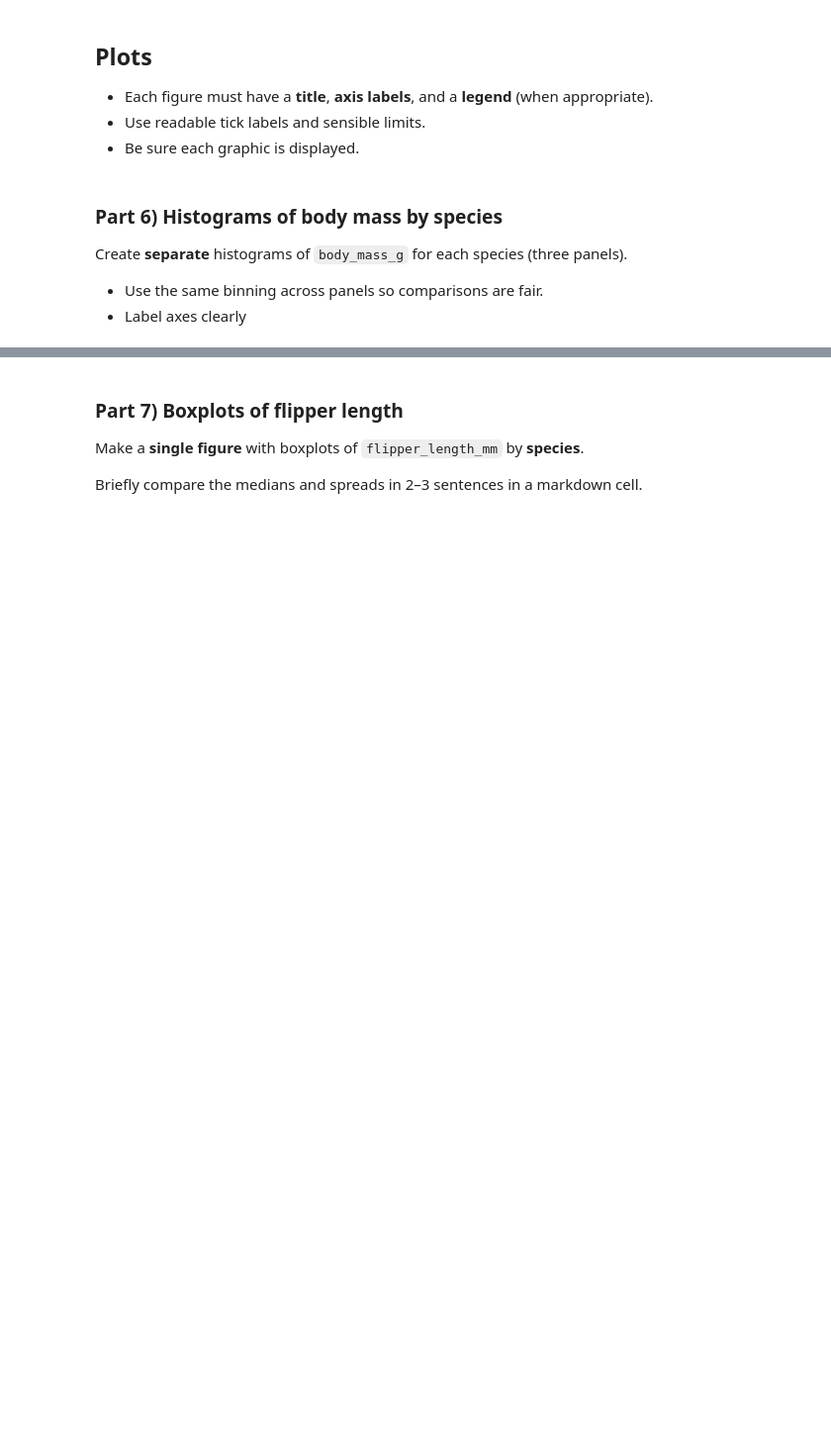
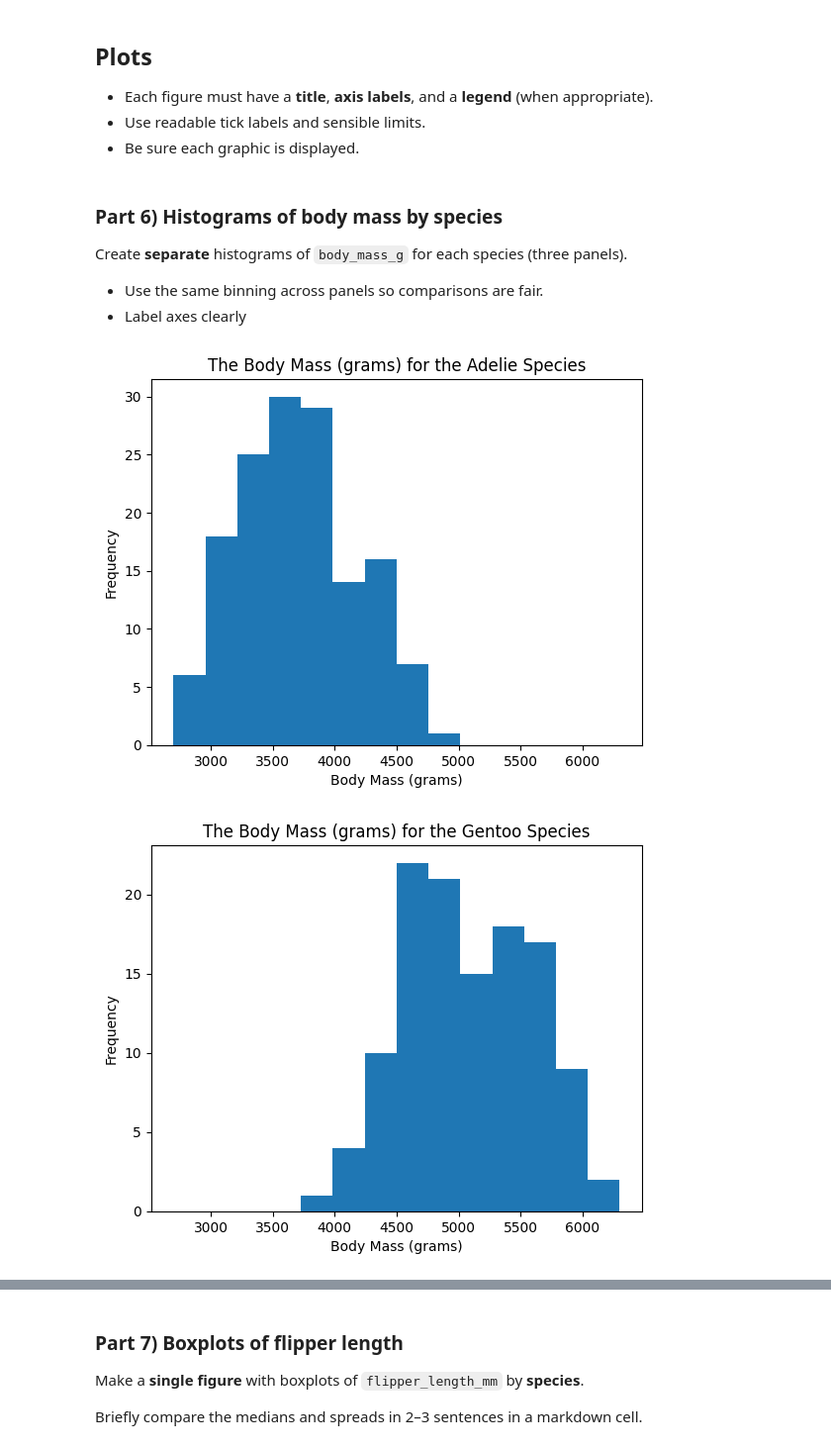
Before and after one commit to Phillyfanbert/26-spring-stats-21, a Jupyter notebook: homework/HW4/HW4_Penguins_Pandas.ipynb, the cells around one changed output, grey strips where cells are left out. Shown at 99% size. Drawn from its saved outputs; the diff is of its cells as text; code cells hidden in the pictures; blank space fills up the shorter version.

```diff
--- a/homework/HW4/HW4_Penguins_Pandas.ipynb
+++ b/homework/HW4/HW4_Penguins_Pandas.ipynb
@@ -199,3 +199,17 @@ Create **separate** histograms of `body_mass_g` for each species (three panels).
 
 - Use the same binning across panels so comparisons are fair.
 - Label axes clearly
+# %%
+min_mass = penguins_clean['body_mass_g'].min()
+max_mass = penguins_clean['body_mass_g'].max()
+bins = np.linspace(min_mass, max_mass, 15)
+
+for species in penguins_clean['species'].unique():
+    plt.hist(penguins_clean[penguins_clean['species'] == species]['body_mass_g'], bins=bins)
+    plt.title(f"The Body Mass (grams) for the {species} Species")
+    plt.xlabel("Body Mass (grams)")
+    plt.ylabel("Frequency")
+    plt.show()
+# %% [output]
+[figure, added]
+[figure, added]
```
Also changed, not shown: parts of 6 cells of this notebook, 1 other file.
